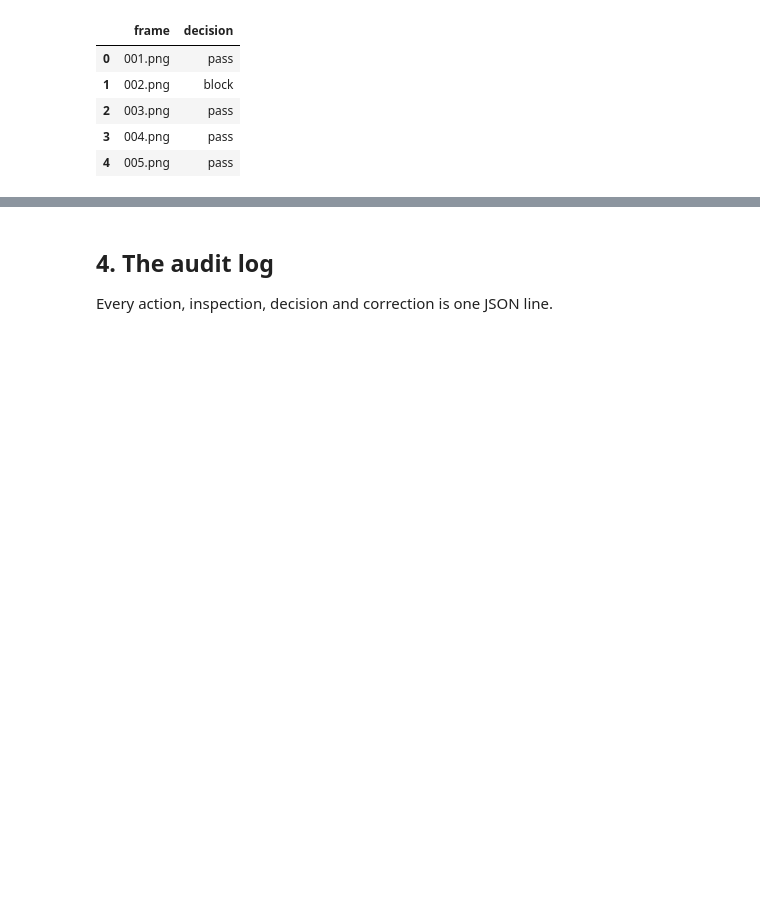
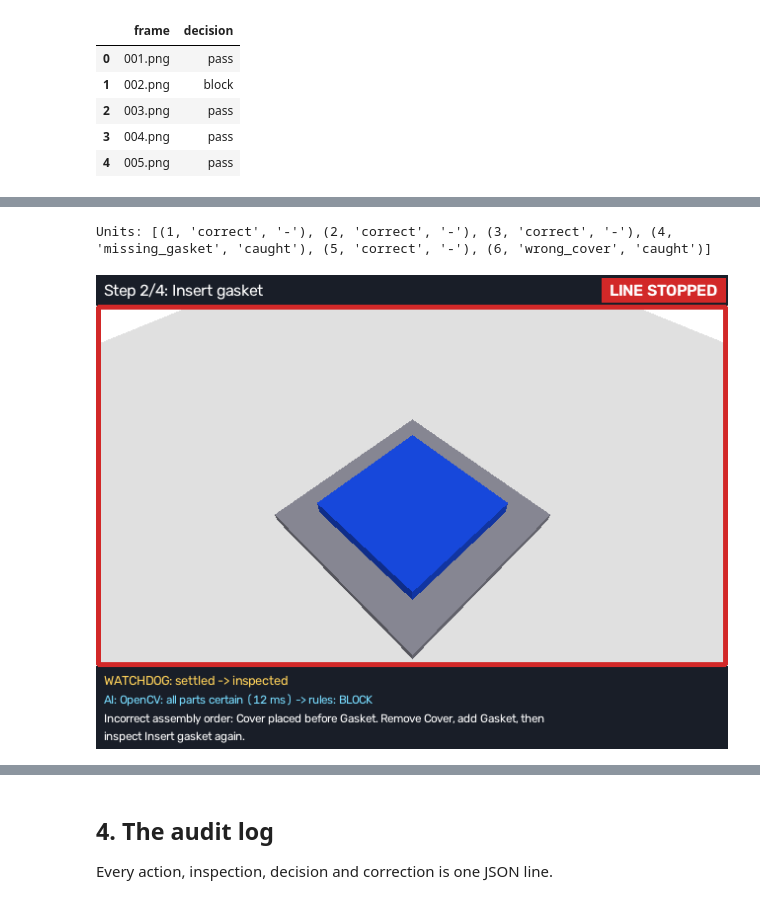
Before and after one commit to OmarElkott/HoloGuide, a Jupyter notebook: notebooks/hologuide_demo.ipynb, the cells around one changed output, grey strips where cells are left out. Saved outputs shown, nothing was run; the diff lists cells and outputs as text; code cells hidden in the pictures; blank space fills up the shorter version.

Commit message:
docs(notebook): live line shift section, re-executed with real Gemma
Co-Authored-By: Claude Opus 5.5 <noreply@anthropic.com>

```diff
--- a/notebooks/hologuide_demo.ipynb
+++ b/notebooks/hologuide_demo.ipynb
@@ -279,0 +290,17 @@ pd.DataFrame({"frame": [f.name for f in frames], "decision": result.decisions})
+# %%
+from src.simulation.live_monitor import run_shift
+
+shift, shift_frames = run_shift(config, inspector, RUN_DIR / "shift", units=6, fault_rate=0.5, seed=7)
+print("Units:", [(r["unit"], r["scenario"], "caught" if r["caught"] else ("ESCAPED" if r["escaped"] else "-"))
+                 for r in shift.results])
+stopped = next((f for f in shift_frames if f[15, 630, 0] > 180 and f[15, 630, 1] < 80), shift_frames[-1])
+try:
+    from IPython.display import display
+    from PIL import Image
+    display(Image.fromarray(stopped))              # a frame where the line is stopped
+except ImportError:
+    pass
+pd.DataFrame([shift.kpis()])
+# %% [output]
+Units: [(1, 'correct', '-'), (2, 'correct', '-'), (3, 'correct', '-'), (4, 'missing_gasket', 'caught'), (5, 'correct', '-'), (6, 'wrong_cover', 'caught')]
+[figure, added]
```
Also changed, not shown: parts of 5 cells of this notebook.
